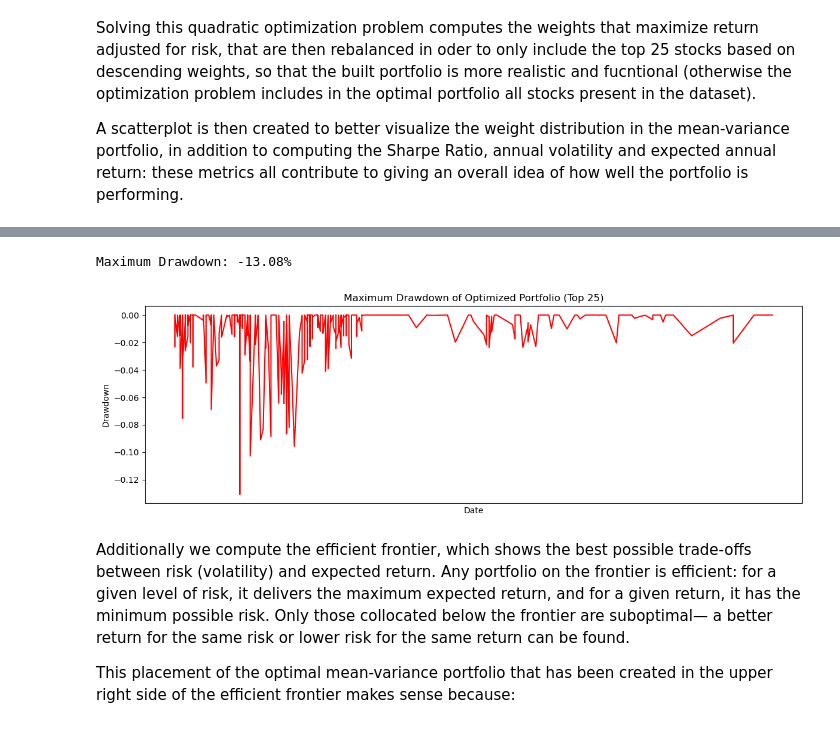
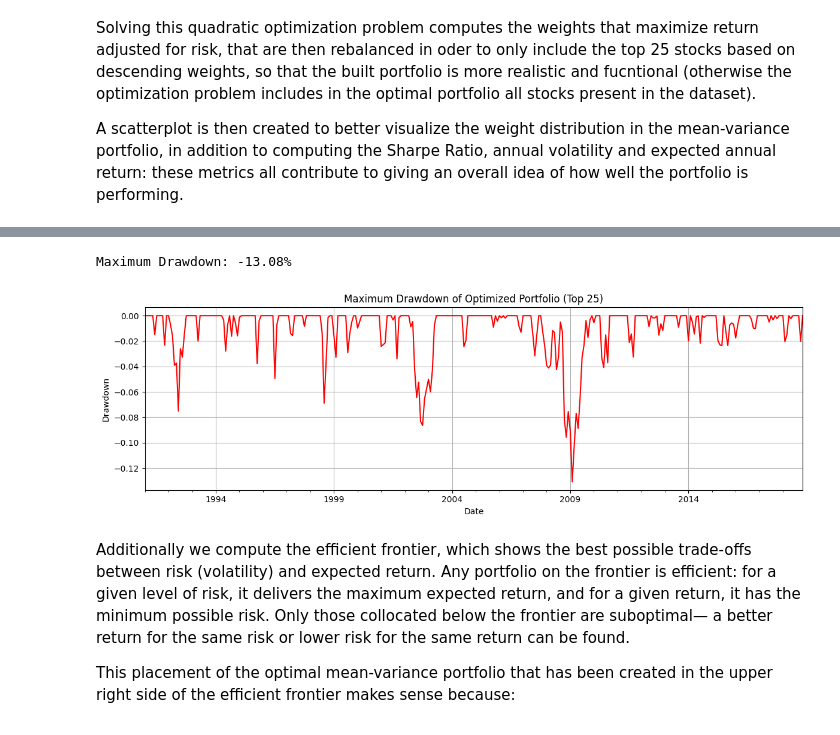
Before and after one commit to LucreziaPenati/Financial-Market-Analytics-Project, a Jupyter notebook: Python_scripts/momentum_investing.ipynb, the cells around one changed output, grey strips where cells are left out. Drawn from its saved outputs; the diff is of its cells as text; code cells hidden in the pictures.

```diff
--- a/Python_scripts/momentum_investing.ipynb
+++ b/Python_scripts/momentum_investing.ipynb
@@ -188,10 +189,11 @@ Solving this quadratic optimization problem computes the weights that maximize r
 A scatterplot is then created to better visualize the weight distribution in the mean-variance portfolio, in addition to computing the Sharpe Ratio, annual volatility and expected annual return: these metrics all contribute to giving an overall idea of how well the portfolio is performing.
 # %%
 # --- Data Preparation ---
-df_sp_m_new.iloc[:, 0] = pd.to_datetime(df_sp_m_new.iloc[:, 0])
-df_sp_m_new.set_index(df_sp_m_new.columns[0], inplace=True)
-df_sp_m_new = df_sp_m_new.dropna(axis=1, how='any')
-monthly_returns = df_sp_m_new.pct_change().dropna()
+copy_df_sp_m_new = df_sp_m_new.copy()
+copy_df_sp_m_new.iloc[:, 0] = pd.to_datetime(copy_df_sp_m_new.iloc[:, 0])
+copy_df_sp_m_new.set_index(copy_df_sp_m_new.columns[0], inplace=True)
+copy_df_sp_m_new = copy_df_sp_m_new.dropna(axis=1, how='any')
+monthly_returns = copy_df_sp_m_new.pct_change().dropna()
 
 # Filter: Keep only stocks with positive average returns
 avg_returns = monthly_returns.mean()
@@ -333,38 +335,40 @@ Expected Annual Return: 0.1547
 Annual Volatility: 0.0775
 Sharpe Ratio: 1.9963
 # %%
-# --- Calculate Time Series of Portfolio Returns ---
-
-# Get historical monthly returns for the selected assets
+# Step 1: select the returns of the 25 chosen assets
 selected_returns = monthly_returns[top_25.index]
 
-# Compute portfolio monthly returns using the optimized weights
-portfolio_returns = selected_returns @ final_weights
+# Step 2: Relate the weights to the assets using a Series indexed by the asset names
+weights_series = pd.Series(final_weights, index=top_25.index)
 
-# Convert to cumulative return series (starting from 1)
+# Step 3: Compute the portfolio returns ignoring NaN month by month
+portfolio_returns = selected_returns.dot(weights_series)
+
+# Step 4: Compute the cumulative returns (starting from 1)
 cumulative_returns = (1 + portfolio_returns).cumprod()
 
-# Compute running maximum
+# Step 5: Compute the running maximum (cumulative maximum)
 running_max = cumulative_returns.cummax()
 
-# Compute drawdown
+# Step 6: Compute the drawdown
 drawdown = (cumulative_returns - running_max) / running_max
 
-# Maximum drawdown
+# Step 7: Compute the maximum drawdown
 max_drawdown = drawdown.min()
 
 print(f"Maximum Drawdown: {max_drawdown:.2%}")
 
-# --- Plot Drawdown ---
+# Step 8: Plot drawdown
 plt.figure(figsize=(12, 4))
 drawdown.plot(color='red', title='Maximum Drawdown of Optimized Portfolio (Top 25)')
 plt.ylabel("Drawdown")
 plt.xlabel("Date")
+plt.grid(True)
 plt.tight_layout()
 plt.show()
 # %% [output]
 Maximum Drawdown: -13.08%
-[figure, old version]
+[figure, new version]
 # %% [markdown]
 Additionally we compute the efficient frontier, which shows the best possible trade-offs between risk (volatility) and expected return. Any portfolio on the frontier is efficient: for a given level of risk, it delivers the maximum expected return, and for a given return, it has the minimum possible risk. Only those collocated below the frontier are suboptimal— a better return for the same risk or lower risk for the same return can be found.
 
```
Also changed, not shown: parts of 14 cells of this notebook.
